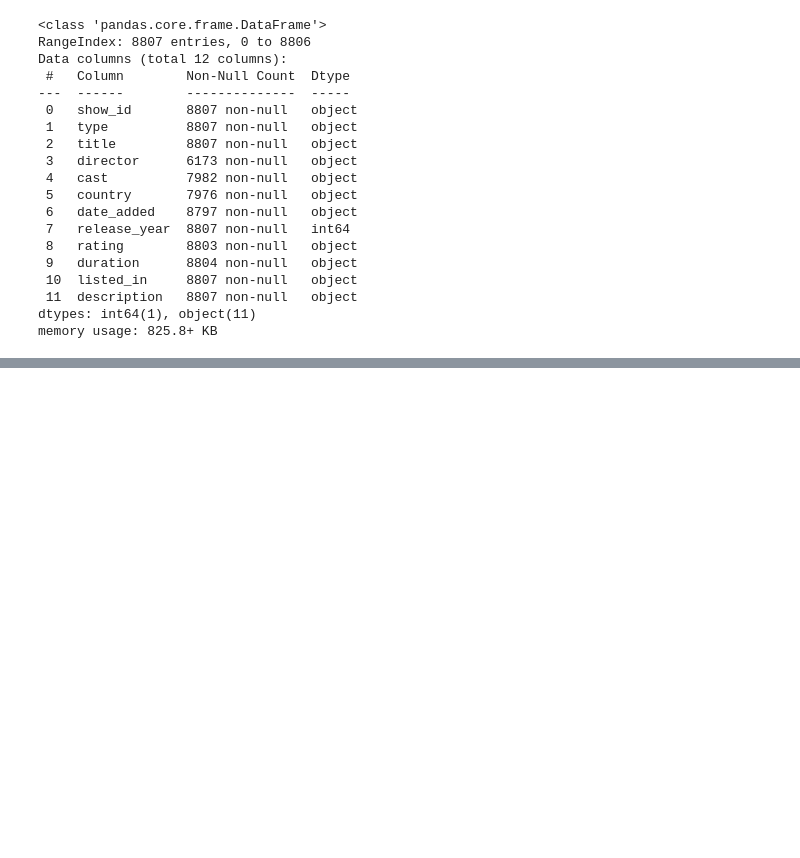
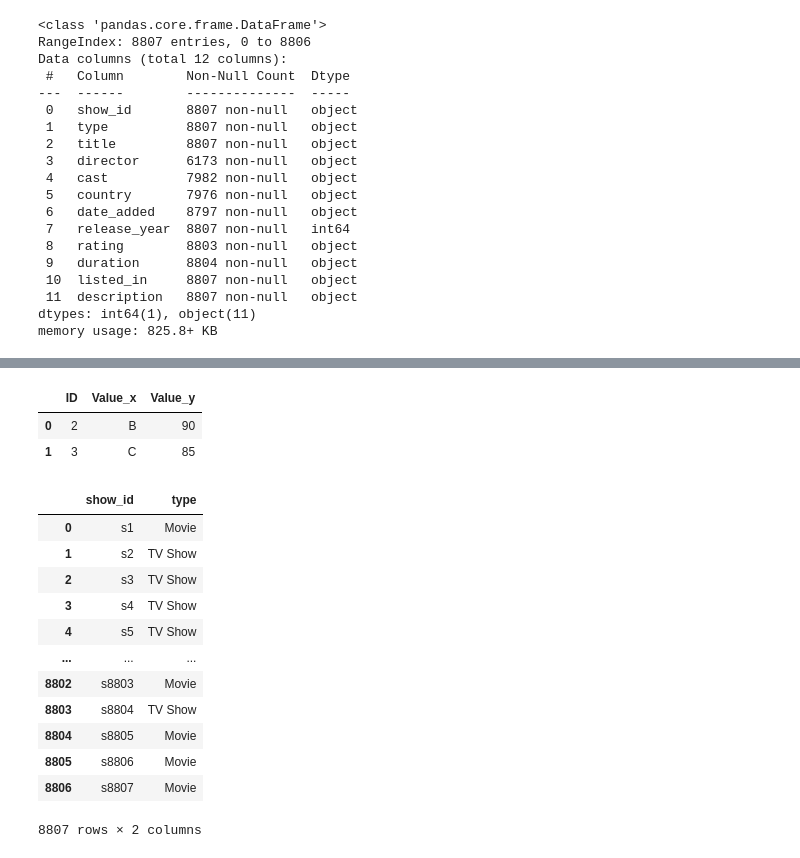
Before and after one commit to kseniasvichkareva/Step, a Jupyter notebook: ДЗ19.ipynb, the cells around one changed output, grey strips where cells are left out. Drawn from its saved outputs; the diff is of its cells as text; code cells hidden in the pictures; blank space fills up the shorter version.

```diff
--- a/ДЗ19.ipynb
+++ b/ДЗ19.ipynb
@@ -27,0 +66,24 @@ memory usage: 825.8+ KB
+# %%
+result
+# %% [output]
+|  | ID | Value_x | Value_y |
+| 0 | 2 | B | 90 |
+| 1 | 3 | C | 85 |
+# %%
+data1=data[['show_id', 'type']]
+data2=data[['show_id', 'title']]
+data1
+# %% [output]
+|  | show_id | type |
+| 0 | s1 | Movie |
+| 1 | s2 | TV Show |
+| 2 | s3 | TV Show |
+| 3 | s4 | TV Show |
+| 4 | s5 | TV Show |
+| ... | ... | ... |
+| 8802 | s8803 | Movie |
+| 8803 | s8804 | TV Show |
+| 8804 | s8805 | Movie |
+| 8805 | s8806 | Movie |
+| 8806 | s8807 | Movie |
+8807 rows × 2 columns
```
Also changed, not shown: parts of 16 cells of this notebook.
